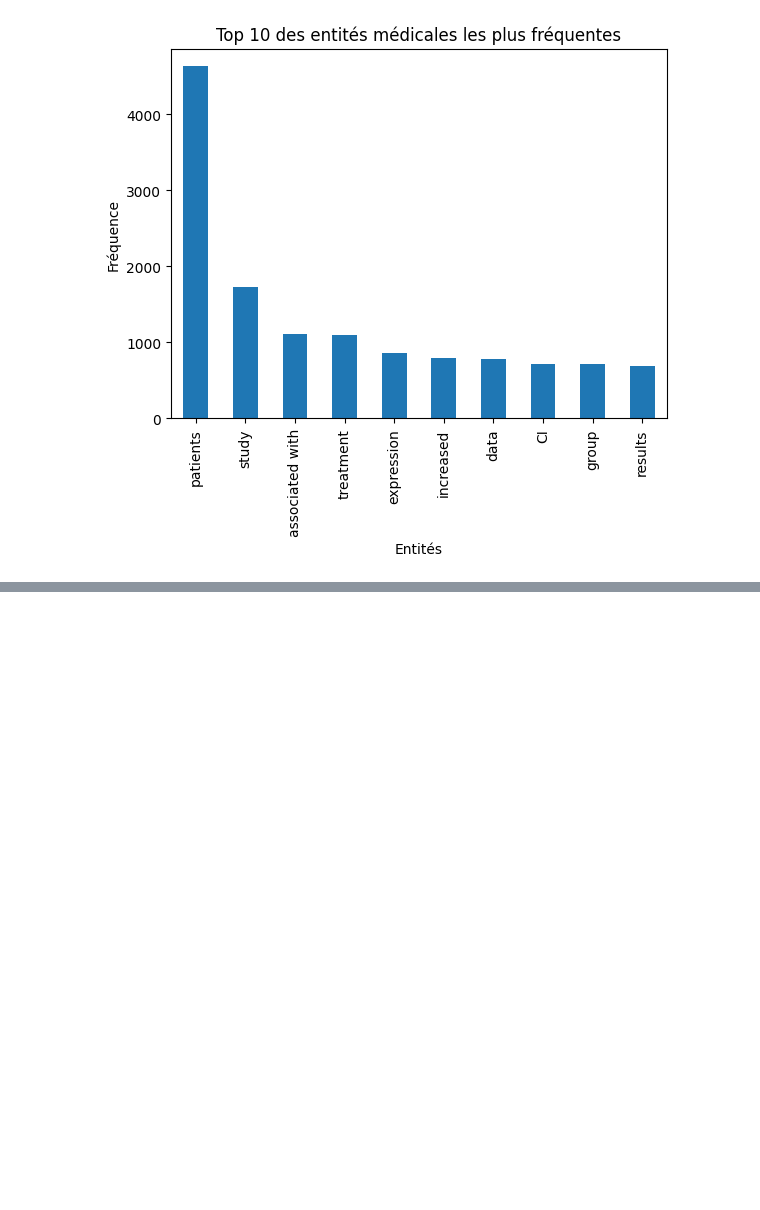
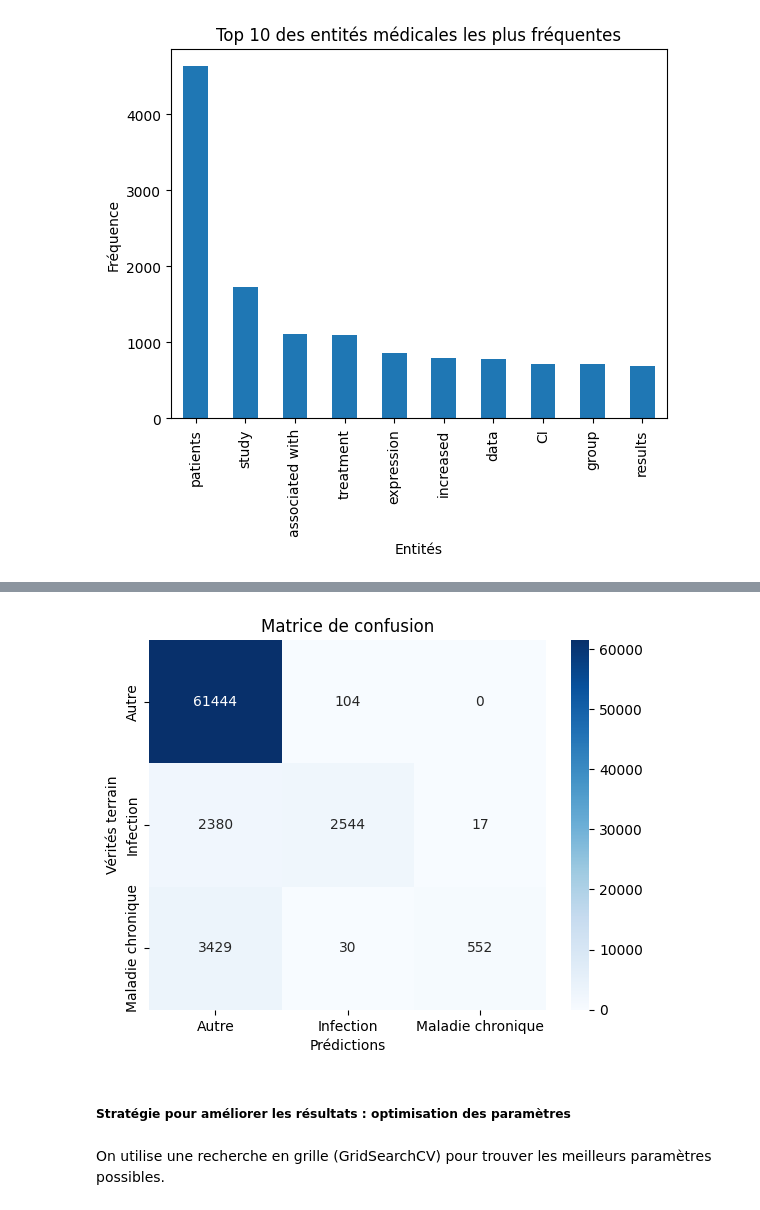
Before and after one commit to juuljul/medmentions-nlp, a Jupyter notebook: exploration.ipynb, the cells around one changed output, grey strips where cells are left out. Saved outputs shown, nothing was run; the diff lists cells and outputs as text; code cells hidden in the pictures; blank space fills up the shorter version.

Commit message:
modelisation

```diff
--- a/exploration.ipynb
+++ b/exploration.ipynb
@@ -15,7 +17,7 @@ with gzip.open(file_path, 'rt', encoding='utf-8') as f:
     data = f.readlines()
 
 # Affichage des premières lignes pour inspecter le format
-for line in data[:1000]:
+for line in data[:50]:
     print(line.strip())
 # %% [output]
 25763772|t|DCTN4 as a modifier of chronic Pseudomonas aeruginosa infection in cystic fibrosis
@@ -307,0 +354,20 @@ plt.show()
+# %%
+from sklearn.feature_extraction.text import TfidfVectorizer
+from sklearn.model_selection import train_test_split
+
+# Vectorisation TF-IDF des textes
+vectorizer = TfidfVectorizer(max_features=1000)
+X = vectorizer.fit_transform(df['processed_text'])
+
+# Labels
+y = df['label']
+
+# Séparation des données en ensembles d'entraînement et de test
+X_train, X_test, y_train, y_test = train_test_split(X, y, test_size=0.2, random_state=42)
+
+# X_train_small, _, y_train_small, _ = train_test_split(X_train, y_train, test_size=0.9, random_state=42)
+
+
+
+# Affichage de la taille des jeux de données
+print(X_train.shape, X_test.shape)
@@ -307,0 +380,7 @@ plt.show()
+# %%
+from sklearn.naive_bayes import MultinomialNB
+from sklearn.metrics import accuracy_score, classification_report
+
+model = MultinomialNB()
+model.fit(X_train, y_train)
+y_pred = model.predict(X_test)
@@ -307,0 +413,20 @@ plt.show()
+# %%
+from sklearn.metrics import confusion_matrix
+import seaborn as sns
+import matplotlib.pyplot as plt
+
+# Calculer la matrice de confusion
+cm = confusion_matrix(y_test, y_pred, labels=model.classes_)
+
+# Affichage de la matrice de confusion avec Seaborn
+sns.heatmap(cm, annot=True, fmt='d', cmap='Blues', xticklabels=model.classes_, yticklabels=model.classes_)
+plt.xlabel('Prédictions')
+plt.ylabel('Vérités terrain')
+plt.title('Matrice de confusion')
+plt.show()
+# %% [output]
+[figure, added]
+# %% [markdown]
+##### Stratégie pour améliorer les résultats : optimisation des paramètres
+# %% [markdown]
+On utilise une recherche en grille (GridSearchCV) pour trouver les meilleurs paramètres possibles.
```
Also changed, not shown: parts of 22 cells of this notebook.
